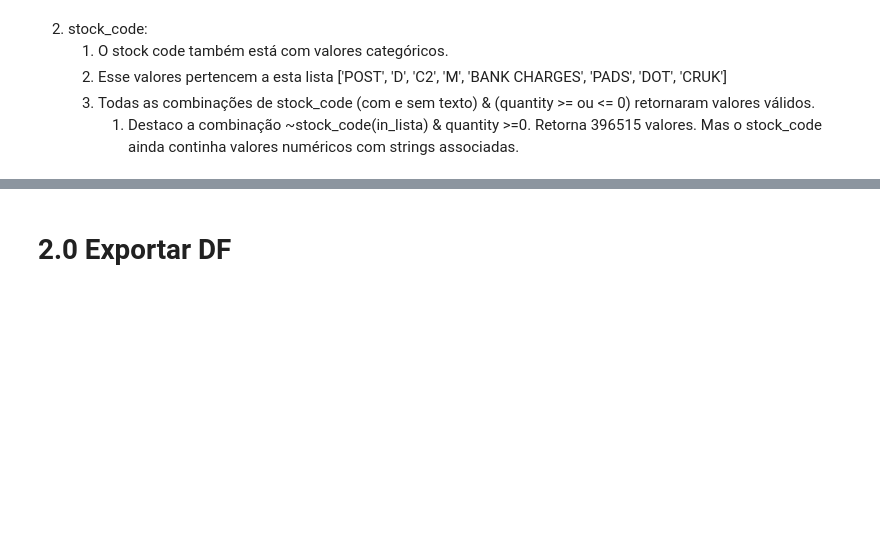
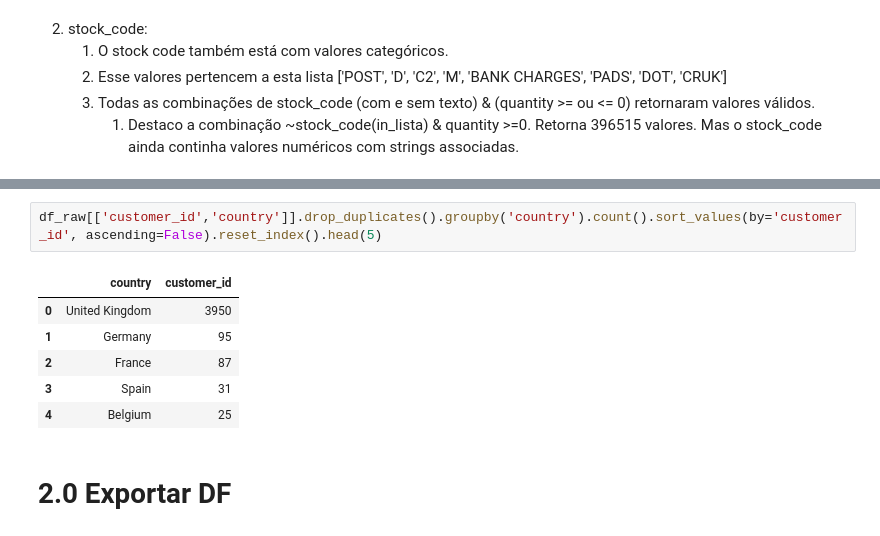
Before and after one commit to Gabrielnbr/Fidelidade-Classificacao, a Jupyter notebook: notebooks/1.0.descricao_dados.ipynb, the cells around one changed output, grey strips where cells are left out. Drawn from its saved outputs; the diff is of its cells as text; blank space fills up the shorter version.

```diff
--- a/notebooks/1.0.descricao_dados.ipynb
+++ b/notebooks/1.0.descricao_dados.ipynb
@@ -202,3 +312,12 @@ Para construir a segmentação de cliente temos que pensar, também nas devoluç
+# %%
+df_raw[['customer_id','country']].drop_duplicates().groupby('country').count().sort_values(by='customer_id', ascending=False).reset_index().head(5)
+# %% [output]
+|  | country | customer_id |
+| 0 | United Kingdom | 3950 |
+| 1 | Germany | 95 |
+| 2 | France | 87 |
+| 3 | Spain | 31 |
+| 4 | Belgium | 25 |
 # %% [markdown]
 # 2.0 Exportar DF
 # %%
```
Also changed, not shown: parts of 19 cells of this notebook.
